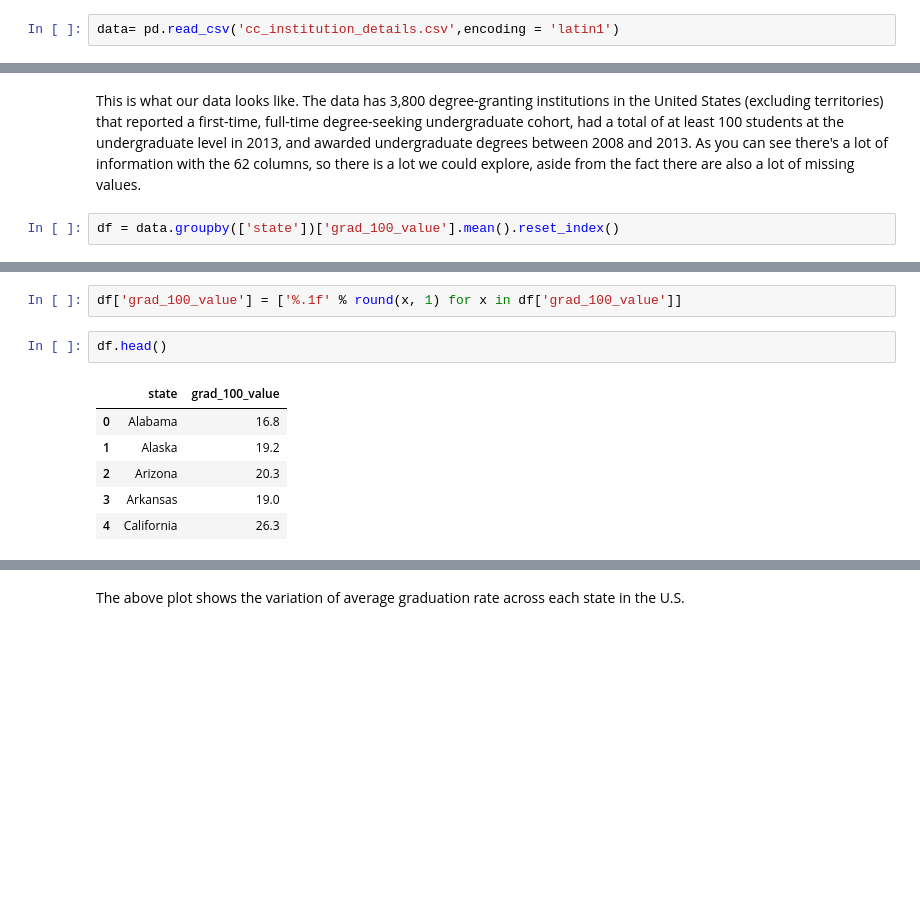
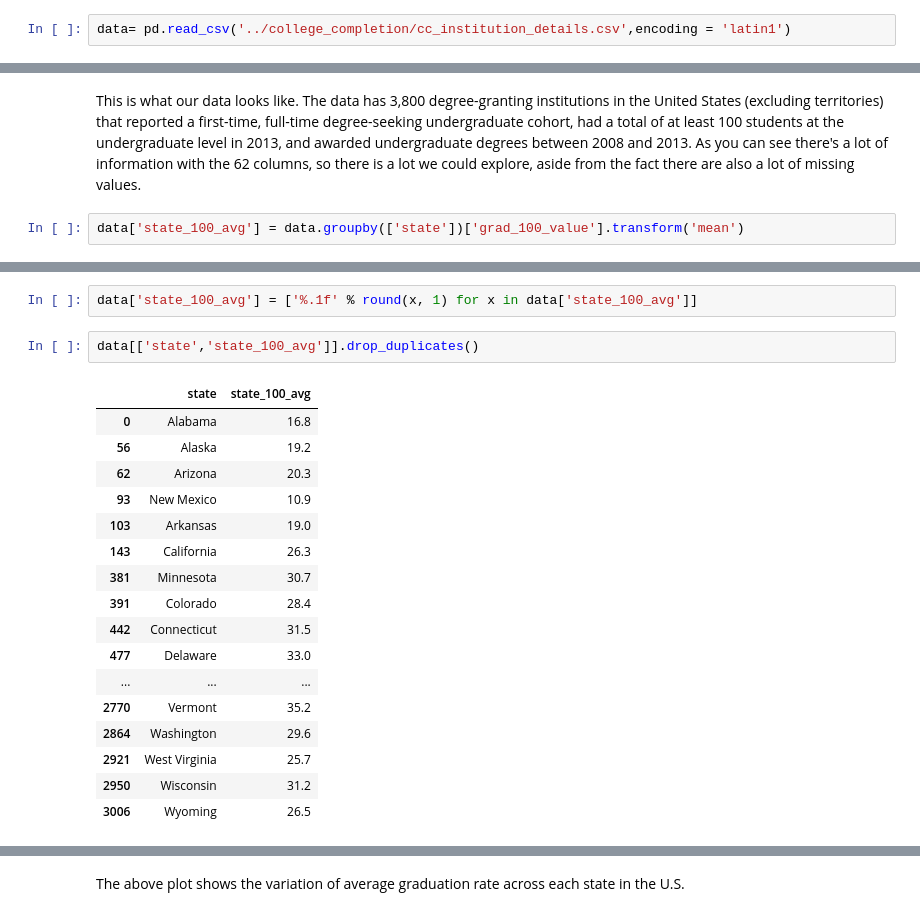
Before and after one commit to nsinha280/Data-visualization-project, a Jupyter notebook: code/Alpha Release.ipynb, the cells around one changed output, grey strips where cells are left out. Cells and saved outputs as stored; diff of their text form; blank space fills up the shorter version.

```diff
--- a/code/Alpha Release.ipynb
+++ b/code/Alpha Release.ipynb
@@ -21,7 +21,7 @@ import plotly.graph_objs as go
 # %% [markdown]
 If you pull the github before running this notebook, you'll have the data to run the code for yourself.
 # %%
-data= pd.read_csv('cc_institution_details.csv',encoding = 'latin1')
+data= pd.read_csv('../college_completion/cc_institution_details.csv',encoding = 'latin1')
 # %%
 data.head()
 # %% [output]
@@ -35,4 +35,4 @@ data.head()
 # %% [markdown]
 This is what our data looks like. The data has 3,800 degree-granting institutions in the United States (excluding territories) that reported a first-time, full-time degree-seeking undergraduate cohort, had a total of at least 100 students at the undergraduate level in 2013, and awarded undergraduate degrees between 2008 and 2013. As you can see there's a lot of information with the 62 columns, so there is a lot we could explore, aside from the fact there are also a lot of missing values.
 # %%
-df = data.groupby(['state'])['grad_100_value'].mean().reset_index()
+data['state_100_avg'] = data.groupby(['state'])['grad_100_value'].transform('mean')
@@ -39,13 +49,24 @@ df = data.groupby(['state'])['grad_100_value'].mean().reset_index()
 # %%
-df['grad_100_value'] = ['%.1f' % round(x, 1) for x in df['grad_100_value']]
+data['state_100_avg'] = ['%.1f' % round(x, 1) for x in data['state_100_avg']]
-# %%
-df.head()
-# %% [output]
-|  | state | grad_100_value |
-| 0 | Alabama | 16.8 |
-| 1 | Alaska | 19.2 |
-| 2 | Arizona | 20.3 |
-| 3 | Arkansas | 19.0 |
-| 4 | California | 26.3 |
+# %%
+data[['state','state_100_avg']].drop_duplicates()
+# %% [output]
+|  | state | state_100_avg |
+| 0 | Alabama | 16.8 |
+| 56 | Alaska | 19.2 |
+| 62 | Arizona | 20.3 |
+| 93 | New Mexico | 10.9 |
+| 103 | Arkansas | 19.0 |
+| 143 | California | 26.3 |
+| 381 | Minnesota | 30.7 |
+| 391 | Colorado | 28.4 |
+| 442 | Connecticut | 31.5 |
+| 477 | Delaware | 33.0 |
+| ... | ... | ... |
+| 2770 | Vermont | 35.2 |
+| 2864 | Washington | 29.6 |
+| 2921 | West Virginia | 25.7 |
+| 2950 | Wisconsin | 31.2 |
+| 3006 | Wyoming | 26.5 |
 # %%
 data1 = [go.Bar(
```
Also changed, not shown: parts of 2 cells of this notebook, 2 other files.
